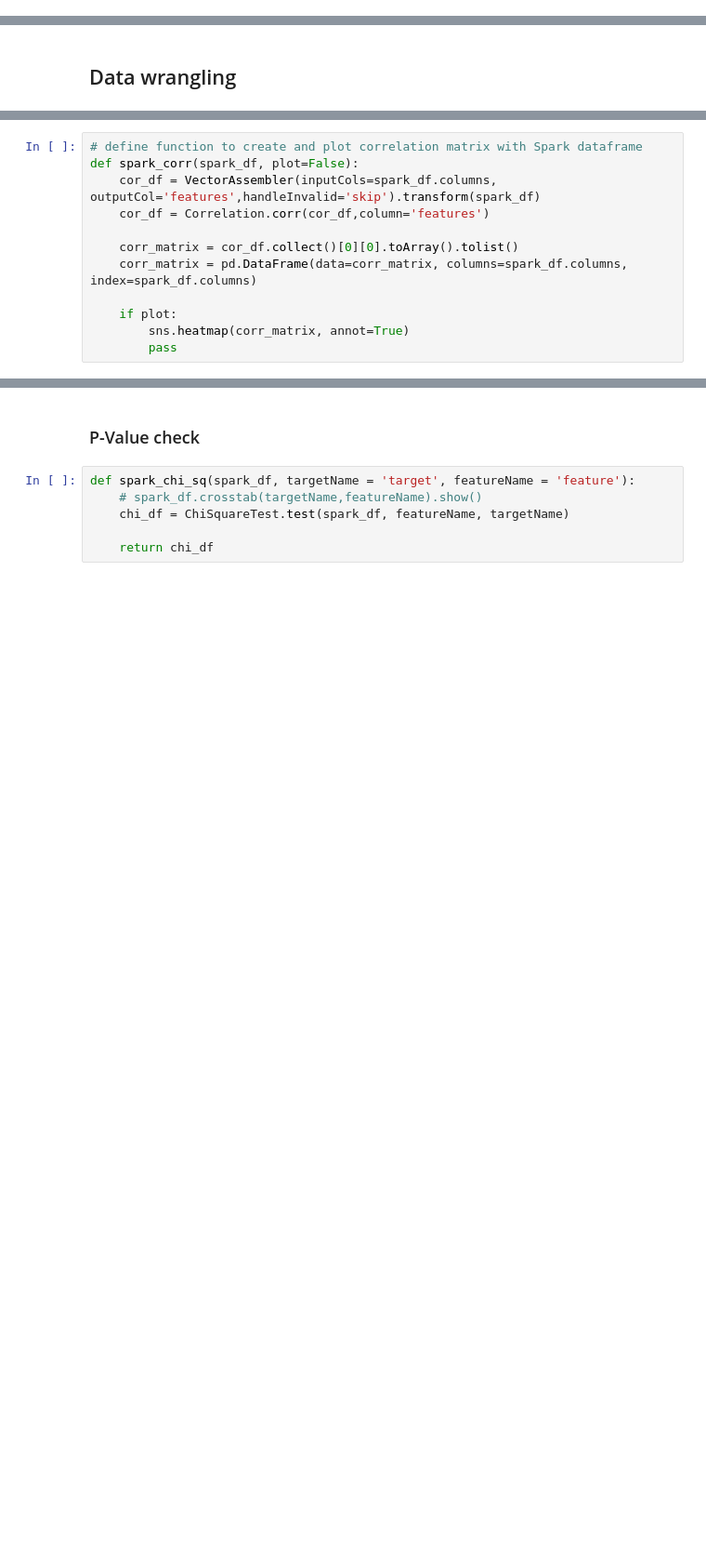
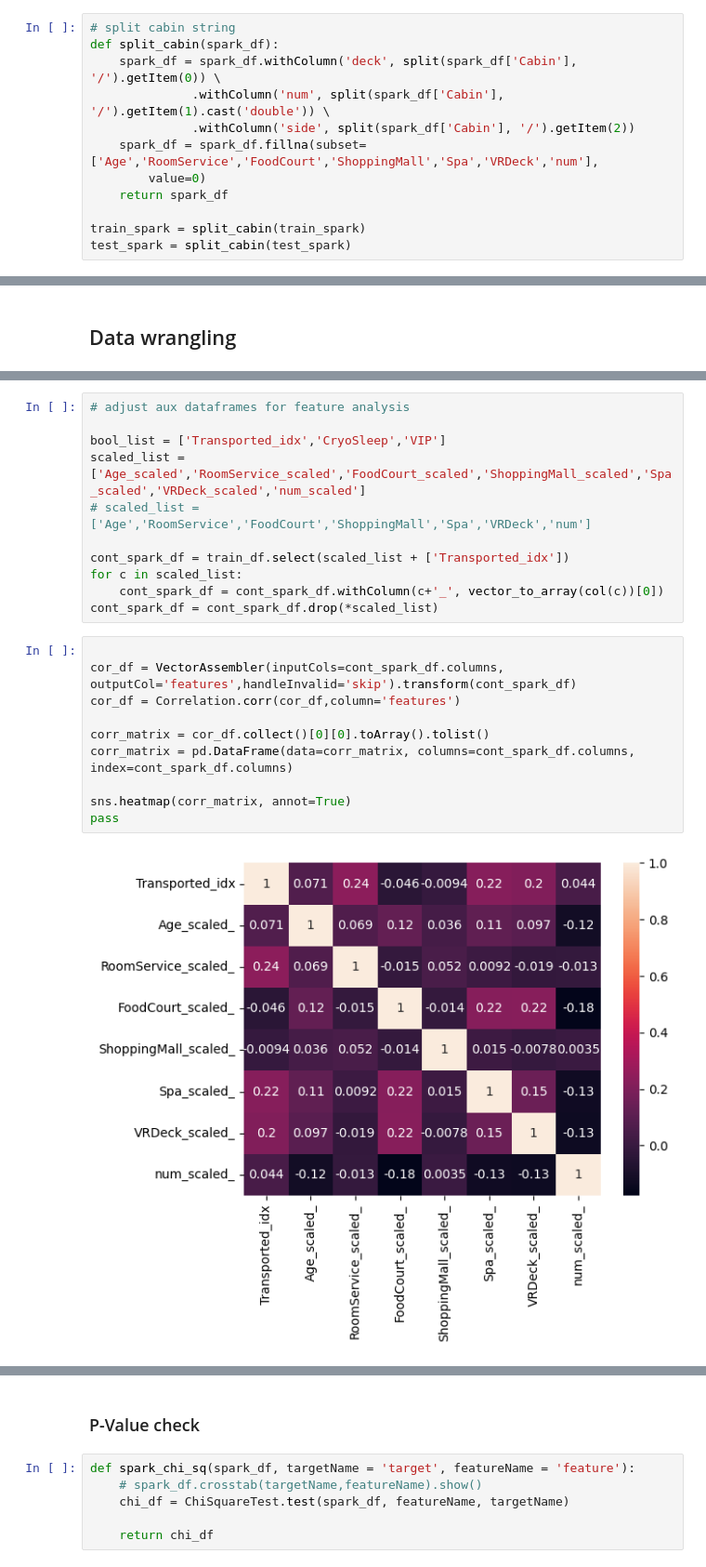
Before and after one commit to Leadz-wu/kaggle-titanic, a Jupyter notebook: titanic_notebook.ipynb, the cells around one changed output, grey strips where cells are left out. Shown at 93% size. Saved outputs shown, nothing was run; the diff lists cells and outputs as text; blank space fills up the shorter version.

Commit message:
adjust notebook

```diff
--- a/titanic_notebook.ipynb
+++ b/titanic_notebook.ipynb
@@ -60,0 +60,12 @@ train_spark.printSchema()
+# %%
+# split cabin string
+def split_cabin(spark_df):
+    spark_df = spark_df.withColumn('deck', split(spark_df['Cabin'], '/').getItem(0)) \
+              .withColumn('num', split(spark_df['Cabin'], '/').getItem(1).cast('double')) \
+              .withColumn('side', split(spark_df['Cabin'], '/').getItem(2))
+    spark_df = spark_df.fillna(subset=['Age','RoomService','FoodCourt','ShoppingMall','Spa','VRDeck','num'],
+        value=0)
+    return spark_df
+
+train_spark = split_cabin(train_spark)
+test_spark = split_cabin(test_spark)
@@ -173,12 +160,23 @@ only showing top 20 rows
+# %%
+# adjust aux dataframes for feature analysis
+
+bool_list = ['Transported_idx','CryoSleep','VIP']
+scaled_list = ['Age_scaled','RoomService_scaled','FoodCourt_scaled','ShoppingMall_scaled','Spa_scaled','VRDeck_scaled','num_scaled']
+# scaled_list = ['Age','RoomService','FoodCourt','ShoppingMall','Spa','VRDeck','num']
+
+cont_spark_df = train_df.select(scaled_list + ['Transported_idx'])
+for c in scaled_list:
+    cont_spark_df = cont_spark_df.withColumn(c+'_', vector_to_array(col(c))[0])
+cont_spark_df = cont_spark_df.drop(*scaled_list)
 # %%
-# define function to create and plot correlation matrix with Spark dataframe
-def spark_corr(spark_df, plot=False):
-    cor_df = VectorAssembler(inputCols=spark_df.columns, outputCol='features',handleInvalid='skip').transform(spark_df)
-    cor_df = Correlation.corr(cor_df,column='features')
 
-    corr_matrix = cor_df.collect()[0][0].toArray().tolist()
-    corr_matrix = pd.DataFrame(data=corr_matrix, columns=spark_df.columns, index=spark_df.columns)
+cor_df = VectorAssembler(inputCols=cont_spark_df.columns, outputCol='features',handleInvalid='skip').transform(cont_spark_df)
+cor_df = Correlation.corr(cor_df,column='features')
 
-    if plot:
-        sns.heatmap(corr_matrix, annot=True)
-        pass
+corr_matrix = cor_df.collect()[0][0].toArray().tolist()
+corr_matrix = pd.DataFrame(data=corr_matrix, columns=cont_spark_df.columns, index=cont_spark_df.columns)
+
+sns.heatmap(corr_matrix, annot=True)
+pass
+# %% [output]
+[figure, added]
```
Also changed, not shown: parts of 35 cells of this notebook.
